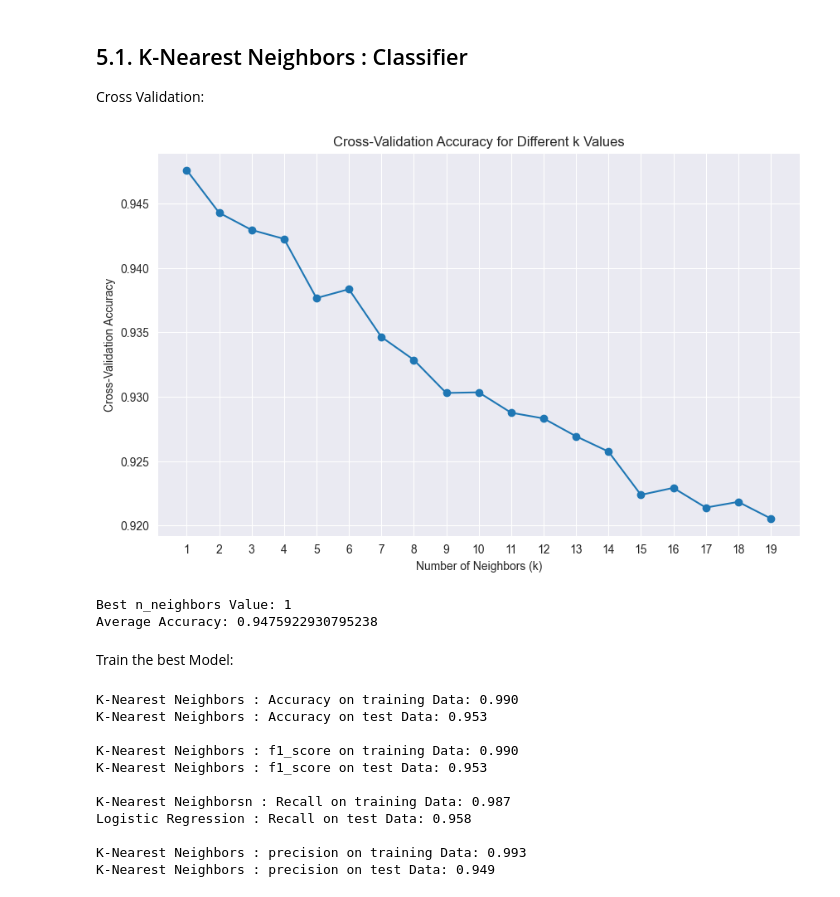
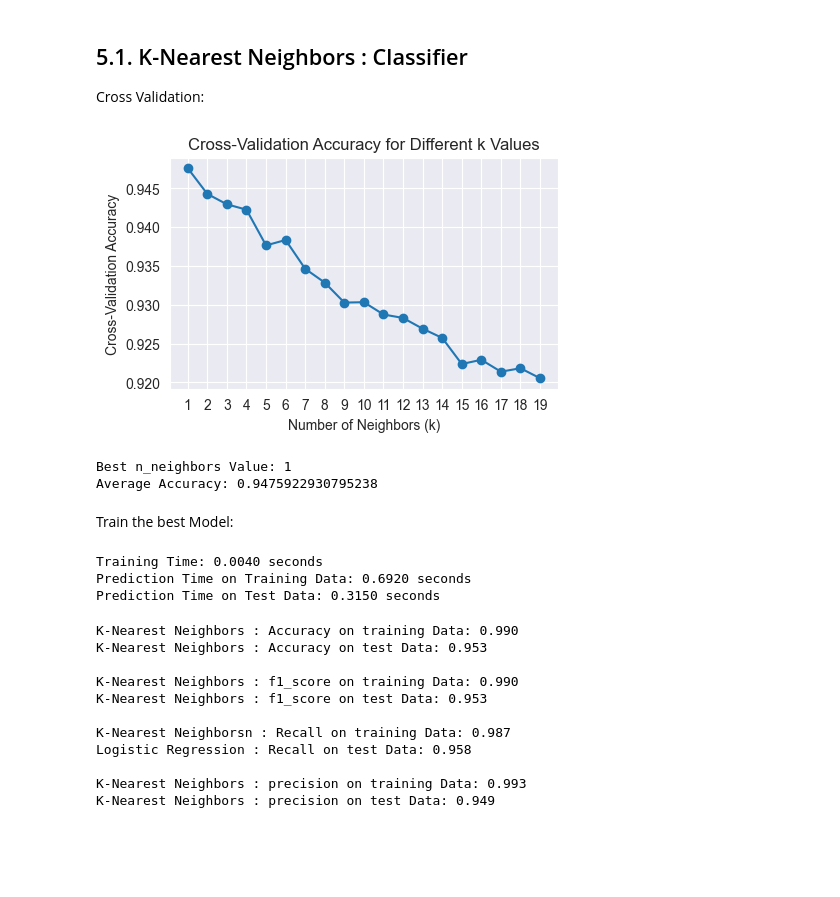
Before and after one commit to HarryD97/URL-Content-based-Phishing-Website-Detection-using-Machine-Learning, a Jupyter notebook: Model/Training.ipynb, the cells around one changed output. Saved outputs shown, nothing was run; the diff lists cells and outputs as text; code cells hidden in the pictures; blank space fills up the shorter version.

```diff
--- a/Model/Training.ipynb
+++ b/Model/Training.ipynb
@@ -162,35 +160,35 @@ import numpy as np
 import matplotlib.pyplot as plt
 
 # Initialize the scaler and scale the features
 scaler = StandardScaler()
 X_scaled = scaler.fit_transform(X)
 
 # Define n_neighbors range
 k_values = range(1, 20)
 cv_scores = []
 
 for k in k_values:
     knn = KNeighborsClassifier(n_neighbors=k)
     # Perform 5-fold cross-validation with scaled data
     scores = cross_val_score(knn, X_scaled, y, cv=5, scoring='accuracy')
     cv_scores.append(np.mean(scores))
 
 # Plotting the cross-validation scores for each k
-plt.figure(figsize=(10, 6))
+plt.figure(figsize=(5, 3))
 plt.plot(k_values, cv_scores, marker='o', linestyle='-')
 plt.title('Cross-Validation Accuracy for Different k Values')
 plt.xlabel('Number of Neighbors (k)')
 plt.ylabel('Cross-Validation Accuracy')
 plt.xticks(k_values)
 plt.grid(True)
 plt.show()
 
 # Find Best n_neighbors Value:
 best_k = k_values[np.argmax(cv_scores)]
 print(f"Best n_neighbors Value: {best_k}")
 print(f"Average Accuracy: {max(cv_scores)}")
 # %% [output]
-[figure, old version]
+[figure, new version]
 Best n_neighbors Value: 1
 Average Accuracy: 0.9475922930795238
 # %% [markdown]
@@ -230,9 +214,26 @@ knn.fit(X_train_scaled, y_train)
 end_train = time.time()
 train_time = end_train - start_train
 
-# Predict using the scaled test data
+# Measure prediction time for training data
+start_predict_train = time.time()
 y_train_knn = knn.predict(X_train_scaled)
+end_predict_train = time.time()
+predict_train_time = end_predict_train - start_predict_train
+
+# Measure prediction time for test data
+start_predict_test = time.time()
 y_test_knn = knn.predict(X_test_scaled)
+end_predict_test = time.time()
+predict_test_time = end_predict_test - start_predict_test
+
+# Output the times
+print(f"Training Time: {train_time:.4f} seconds")
+print(f"Prediction Time on Training Data: {predict_train_time:.4f} seconds")
+print(f"Prediction Time on Test Data: {predict_test_time:.4f} seconds")
+# %% [output]
+Training Time: 0.0040 seconds
+Prediction Time on Training Data: 0.6920 seconds
+Prediction Time on Test Data: 0.3150 seconds
 # %%
 #computing the accuracy,f1_score,Recall,precision of the model performance
 acc_train_knn = metrics.accuracy_score(y_train,y_train_knn)
```
Also changed, not shown: parts of 20 cells of this notebook, 2 other files.
